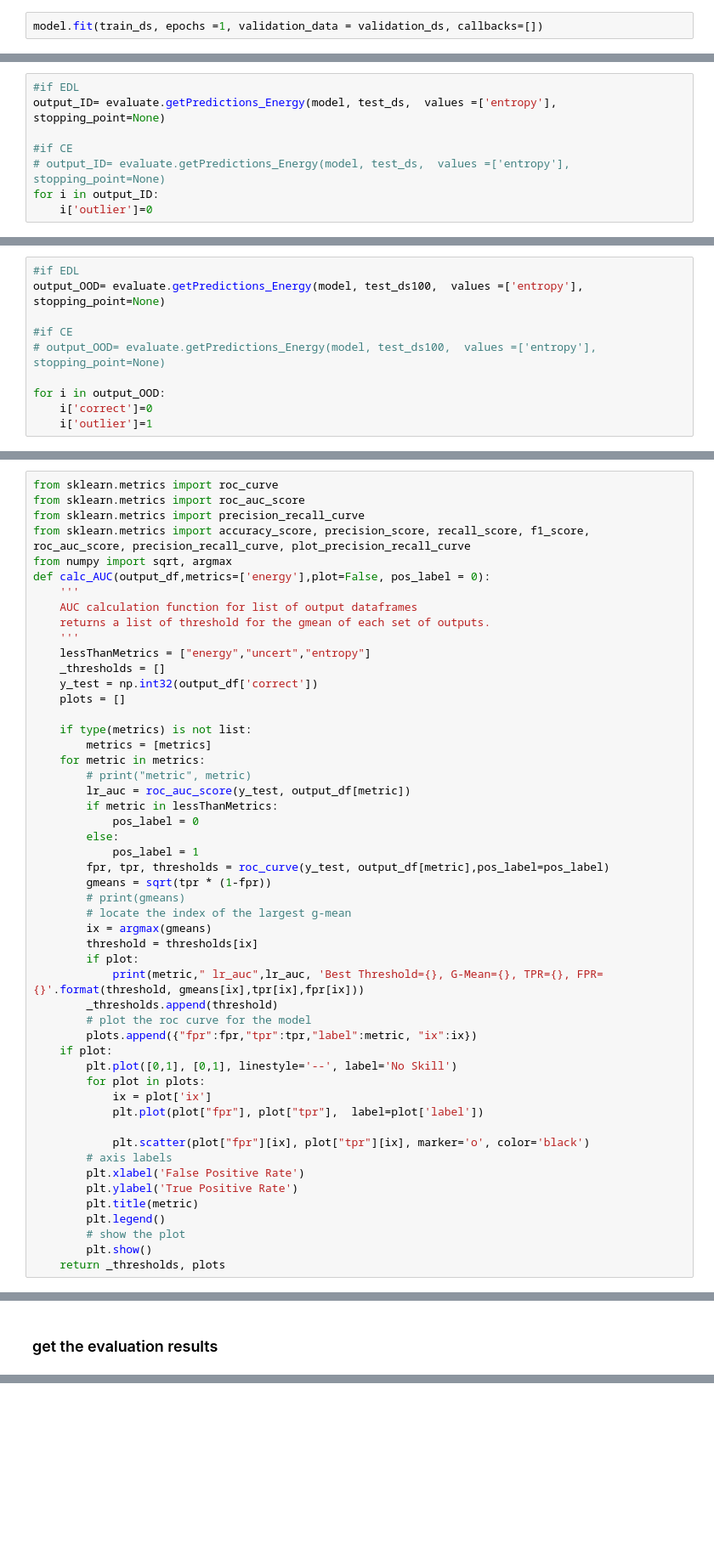
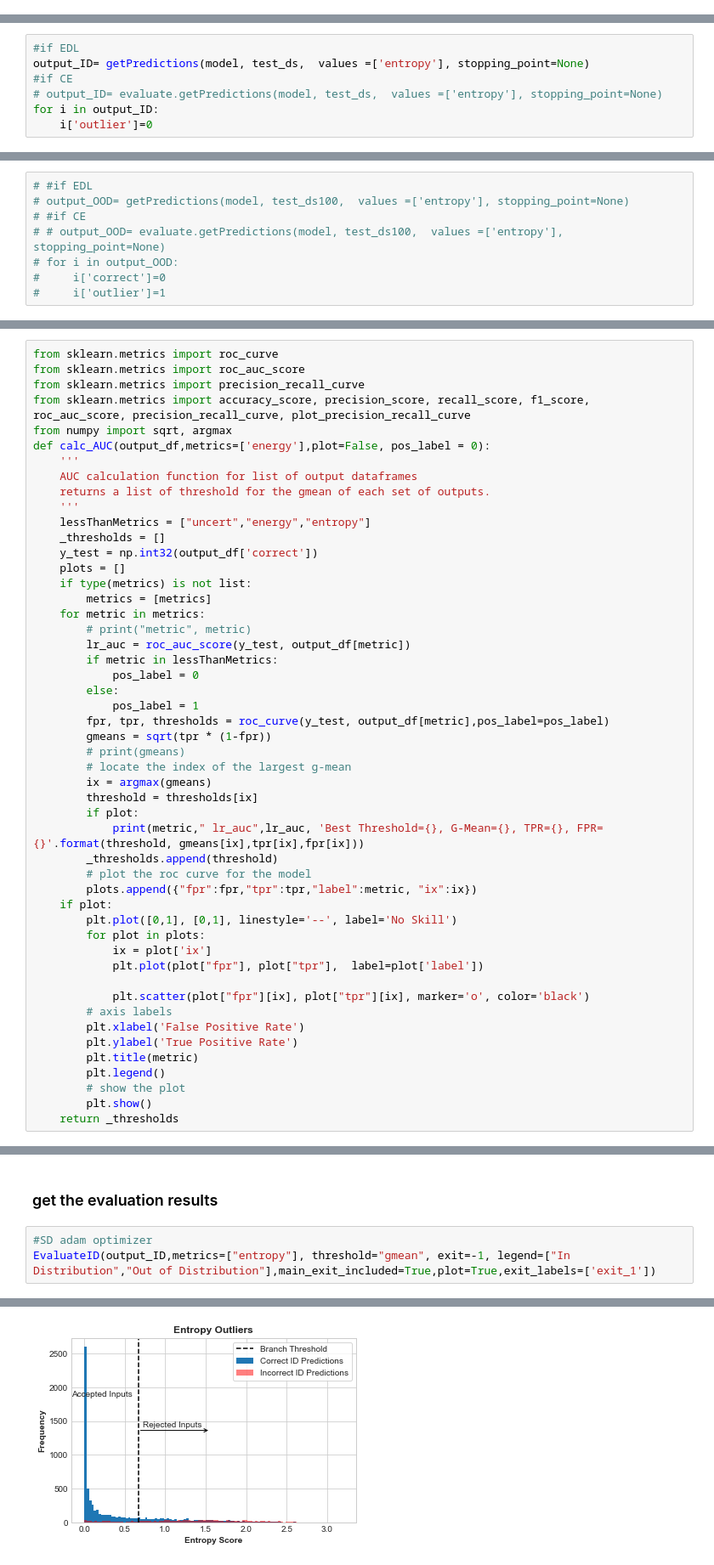
Before and after one commit to SanityLacking/Self-Distillation, a Jupyter notebook: notebooks/self_distillation.ipynb, the cells around one changed output, grey strips where cells are left out. Shown: that part at 85% size. Cells and saved outputs as stored; diff of their text form; blank space fills up the shorter version.

```diff
--- a/notebooks/self_distillation.ipynb
+++ b/notebooks/self_distillation.ipynb
@@ -872,5 +689,3 @@ model.outputs
 [<KerasTensor: shape=(None, 10) dtype=float32 (created by layer 'classification')>,
  <KerasTensor: shape=(None, 10) dtype=float32 (created by layer 'branch_exit')>,
  <KerasTensor: shape=(None, 10) dtype=float32 (created by layer 'branch_exit_1')>]
-# %%
-model.fit(train_ds, epochs =1, validation_data = validation_ds, callbacks=[])
@@ -893,8 +821,7 @@ model.evaluate(test_ds)
 # %%
 #if EDL
-output_ID= evaluate.getPredictions_Energy(model, test_ds,  values =['entropy'], stopping_point=None)
-
+output_ID= getPredictions(model, test_ds,  values =['entropy'], stopping_point=None)
 #if CE
-# output_ID= evaluate.getPredictions_Energy(model, test_ds,  values =['entropy'], stopping_point=None)
+# output_ID= evaluate.getPredictions(model, test_ds,  values =['entropy'], stopping_point=None)
 for i in output_ID:
     i['outlier']=0
@@ -901,10 +832,8 @@ for i in output_ID:
 # %%
-#if EDL
-output_OOD= evaluate.getPredictions_Energy(model, test_ds100,  values =['entropy'], stopping_point=None)
-
-#if CE
-# output_OOD= evaluate.getPredictions_Energy(model, test_ds100,  values =['entropy'], stopping_point=None)
-
-for i in output_OOD:
-    i['correct']=0
-    i['outlier']=1
+# #if EDL
+# output_OOD= getPredictions(model, test_ds100,  values =['entropy'], stopping_point=None)
+# #if CE
+# # output_OOD= evaluate.getPredictions(model, test_ds100,  values =['entropy'], stopping_point=None)
+# for i in output_OOD:
+#     i['correct']=0
+#     i['outlier']=1
@@ -919,11 +852,10 @@ def calc_AUC(output_df,metrics=['energy'],plot=False, pos_label = 0):
     AUC calculation function for list of output dataframes
     returns a list of threshold for the gmean of each set of outputs.
     '''
-    lessThanMetrics = ["energy","uncert","entropy"]
+    lessThanMetrics = ["uncert","energy","entropy"]
     _thresholds = []
     y_test = np.int32(output_df['correct'])
     plots = []
-
     if type(metrics) is not list:
         metrics = [metrics]
     for metric in metrics:
@@ -958,5 +890,5 @@ def calc_AUC(output_df,metrics=['energy'],plot=False, pos_label = 0):
         plt.legend()
         # show the plot
         plt.show()
-    return _thresholds, plots
+    return _thresholds
 # %%
@@ -1150,3 +1054,7 @@ def EvaluateOOD(ID,OOD,metrics=["energy"], threshold=None, exit=-1, legend=["In
             print (df)
 # %% [markdown]
 ### get the evaluation results
+# %%
+#SD adam optimizer
+EvaluateID(output_ID,metrics=["entropy"], threshold="gmean", exit=-1, legend=["In Distribution","Out of Distribution"],main_exit_included=True,plot=True,exit_labels=['exit_1'])
+# %% [output]
@@ -1152,0 +1062 @@ def EvaluateOOD(ID,OOD,metrics=["energy"], threshold=None, exit=-1, legend=["In
+[figure, added]
```
Also changed, not shown: parts of 30 cells of this notebook, 6 other files.
